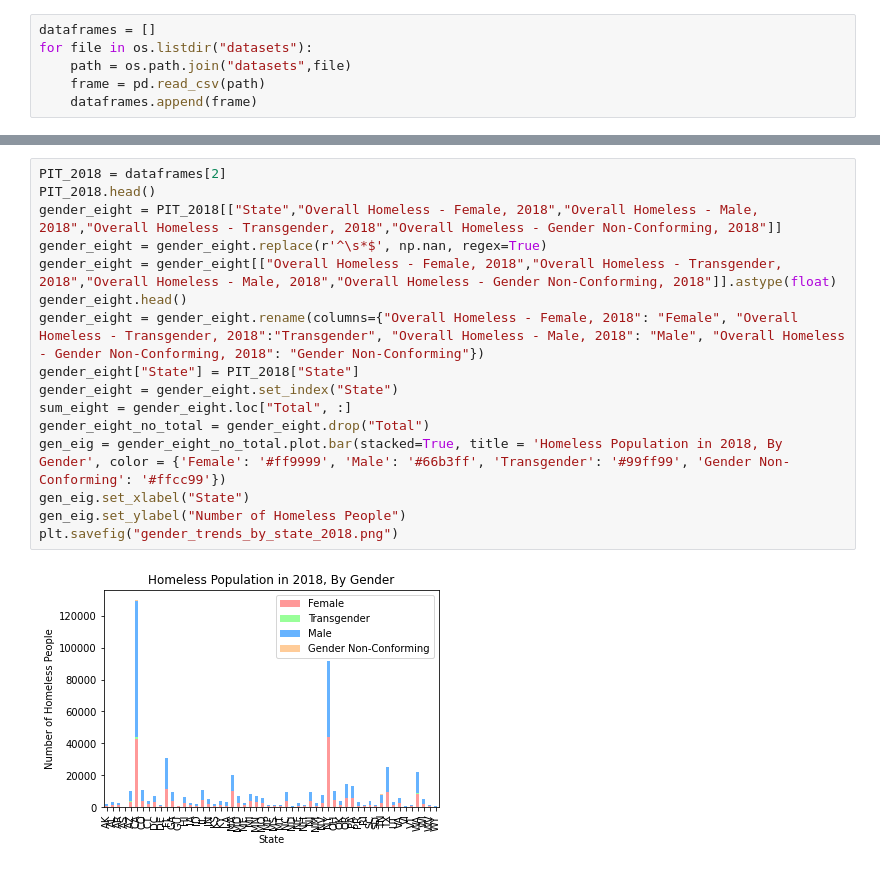
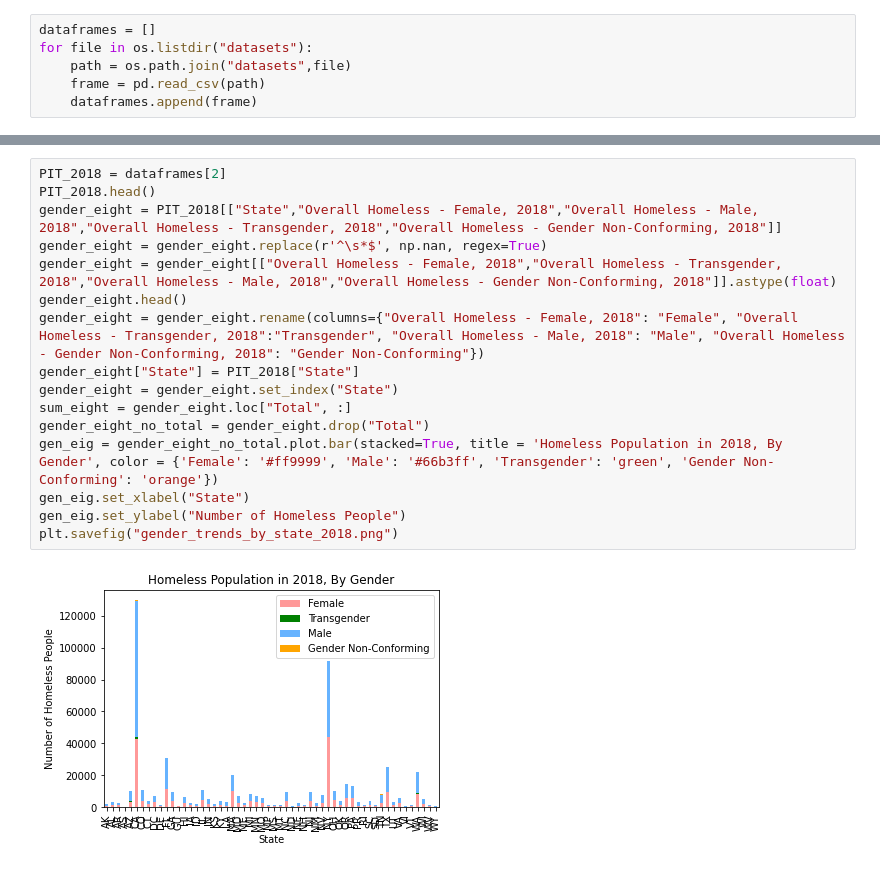
Before and after one commit to esther2897/project_one, a Jupyter notebook: Analysis_Gender.ipynb, the cells around one changed output, grey strips where cells are left out. Drawn from its saved outputs; the diff is of its cells as text.

```diff
--- a/Analysis_Gender.ipynb
+++ b/Analysis_Gender.ipynb
@@ -30,21 +30,21 @@ plt.savefig("gender_trends_by_state_2017.png")
 # %%
 PIT_2018 = dataframes[2]
 PIT_2018.head()
 gender_eight = PIT_2018[["State","Overall Homeless - Female, 2018","Overall Homeless - Male, 2018","Overall Homeless - Transgender, 2018","Overall Homeless - Gender Non-Conforming, 2018"]]
 gender_eight = gender_eight.replace(r'^\s*$', np.nan, regex=True)
 gender_eight = gender_eight[["Overall Homeless - Female, 2018","Overall Homeless - Transgender, 2018","Overall Homeless - Male, 2018","Overall Homeless - Gender Non-Conforming, 2018"]].astype(float)
 gender_eight.head()
 gender_eight = gender_eight.rename(columns={"Overall Homeless - Female, 2018": "Female", "Overall Homeless - Transgender, 2018":"Transgender", "Overall Homeless - Male, 2018": "Male", "Overall Homeless - Gender Non-Conforming, 2018": "Gender Non-Conforming"})
 gender_eight["State"] = PIT_2018["State"]
 gender_eight = gender_eight.set_index("State")
 sum_eight = gender_eight.loc["Total", :]
 gender_eight_no_total = gender_eight.drop("Total")
-gen_eig = gender_eight_no_total.plot.bar(stacked=True, title = 'Homeless Population in 2018, By Gender', color = {'Female': '#ff9999', 'Male': '#66b3ff', 'Transgender': '#99ff99', 'Gender Non-Conforming': '#ffcc99'})
+gen_eig = gender_eight_no_total.plot.bar(stacked=True, title = 'Homeless Population in 2018, By Gender', color = {'Female': '#ff9999', 'Male': '#66b3ff', 'Transgender': 'green', 'Gender Non-Conforming': 'orange'})
 gen_eig.set_xlabel("State")
 gen_eig.set_ylabel("Number of Homeless People")
 plt.savefig("gender_trends_by_state_2018.png")
 # %% [output]
-[figure, old version]
+[figure, new version]
 # %%
 PIT_2019 = dataframes[3]
 PIT_2019.head()
```
Also changed, not shown: parts of 6 cells of this notebook, 7 other files.
